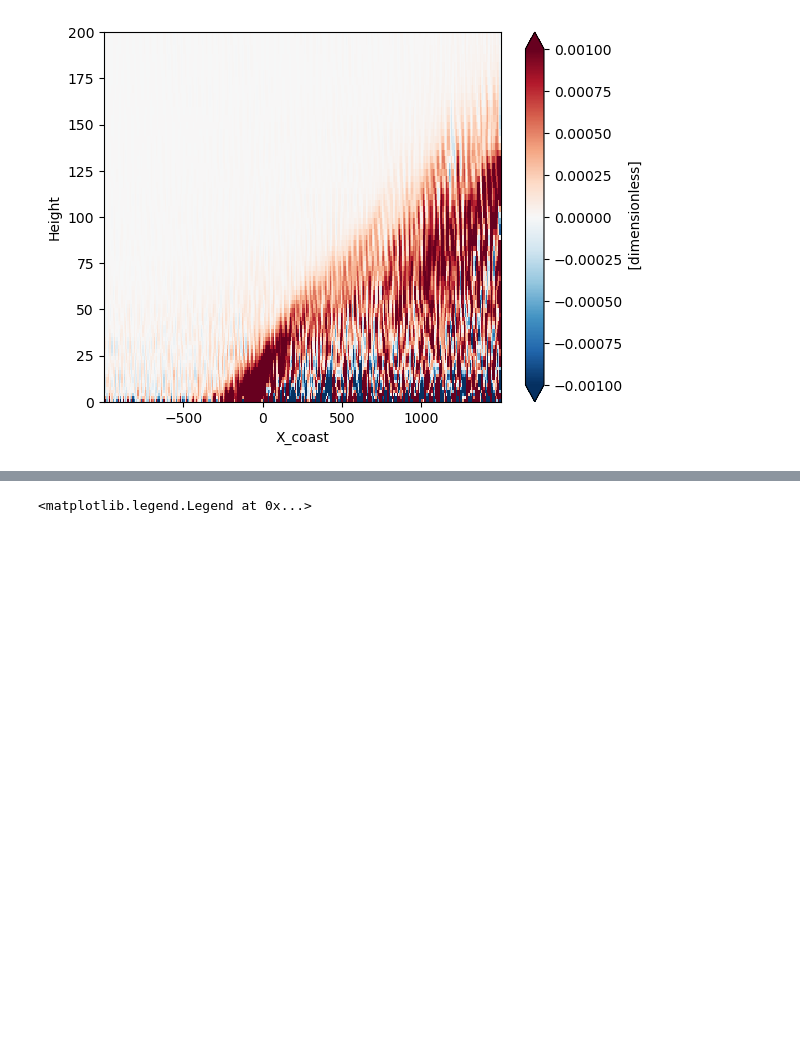
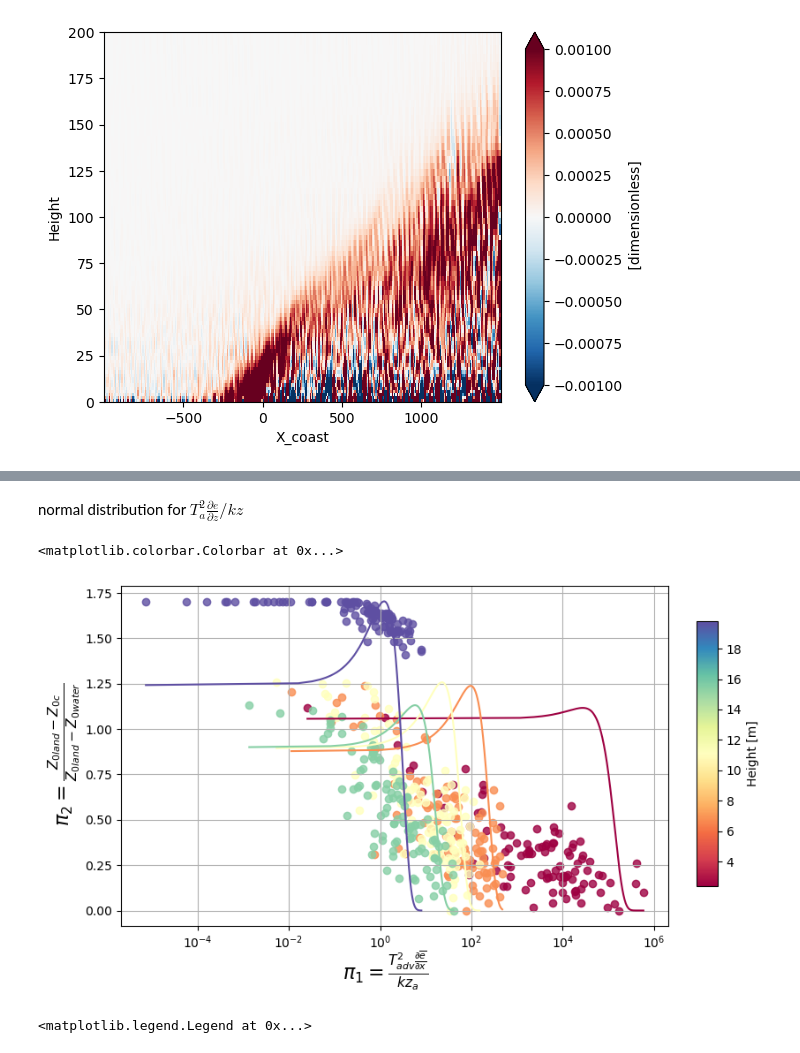
Before and after one commit to jameshlywiak/ABL-surface-layer, a Jupyter notebook: umn_LES.ipynb, the cells around one changed output, grey strips where cells are left out. Cells and saved outputs as stored; diff of their text form; code cells hidden in the pictures; blank space fills up the shorter version.

```diff
--- a/umn_LES.ipynb
+++ b/umn_LES.ipynb
@@ -337,3 +410,68 @@ fig.colorbar(p1, cax=cax, label='Height [m]')
+# %% [markdown]
+normal distribution for $T_a^2 \frac{\partial e}{\partial z} / kz$
+# %%
+## all z0 below ~50 m
+
+qheight = [2, 5, 10, 20, 50]
+#qheight = [1]
+mask = (ds.X_coast >= 0) & (ds.X_coast <= 800) & (ds.z0<1000) & (ds.z0>=1e-10) #& (ds.zL<=0.1) & (ds.zL>=-0.1)
+
+X, Z = np.meshgrid(ds.X_coast, ds.Height)
+
+tke_adv = ds.U * calc.first_derivative(ds.TKE, axis='X_coast')
+tke = ds.TKE
+tadv = (X/ds.U)
+z0_land = 0.42
+z0_water = 0.00001
+
+#pi1 = ((tadv**1)*(tke**(1/2))/(vonk*Z)).where(mask, drop=True)
+pi2 = ((z0_land - ds.z0)/(z0_land - z0_water)).where(mask, drop=True)
+pi1 = ((tadv**2)*np.abs(tke_adv)/(vonk*Z)).where(mask, drop=True)
+
+N = len(qheight)
+cmap = cm.Spectral
+colors = cmap(np.linspace(0, 1, N))
+
+fig, ax = plt.subplots(1,1, figsize=(8,5))
+ax.grid()
+
+for q,h in enumerate(qheight):
+    xdata = pi1.interp(Height=h)
+    ydata = pi2.interp(Height=h)
+    ydata = ydata + np.abs(np.min(ydata))
+    ax.scatter(xdata, ydata, color=colors[q], label=f'z={h}', alpha=0.8)
+
+    x_range = np.linspace(min(xdata), max(xdata), 500)
+    gaussian = norm.pdf(x_range, np.nanmean(xdata), np.nanstd(xdata))  # Gaussian in log-space
+
+    # Optional: Scale the Gaussian to match the amplitude of your dataset
+    gaussian_scaled = gaussian * max(ydata.values) / max(gaussian)
+
+    ax.plot(x_range, gaussian_scaled, color=colors[q])
+
+
+#ax.set_title(f'# of pts: {pi1.size}')
+#ax.annotate(r'$\leftarrow$ Lower TKE, Residence time',
+#            (1e-2, 1.14), fontsize=10)
+#ax.annotate(r'Higher TKE, Residence time $\rightarrow$ ',
+#            (1.2e1, 1.14), fontsize=10)
+#ax.annotate(r'$\leftarrow$ Higher $Z_{0c}$', (6e-3, -1.1),  fontsize=10, rotation='vertical')
+#ax.annotate(r'Lower $Z_{0c} \rightarrow$ ', (6e-3, 0.5),  fontsize=10, rotation='vertical')
+
+#fig.supxlabel(r'$\pi_1=\frac{T_{adv}\sqrt{\overline{e}}}{kz_a}$', fontsize=16, y=-0.04)
+fig.supxlabel(r'$\pi_1=\frac{T_{adv}^2\frac{\partial \overline{e}}{\partial x}}{kz_a}$', fontsize=16, y=-0.04)
+fig.supylabel(r'$\pi_2=\frac{Z_{0land}-Z_{0c}}{Z_{0land}-Z_{0water}}$', fontsize=16, x=0.02)
+
+ax.set_xscale('log')
+#ax.set_yscale('log')
+#ax.set_ylim([-1.4, 1.3])
+#ax.set_xlim([5e-3, 3e3])
+
+cax = fig.add_axes([0.94, 0.2, 0.03, 0.6])
+fig.colorbar(p1, cax=cax, label='Height [m]')
+# %% [output]
+<matplotlib.colorbar.Colorbar at 0x...>
+[figure, added]
 # %%
 ## select heights
 
```
Also changed, not shown: parts of 16 cells of this notebook, 6 other files.
